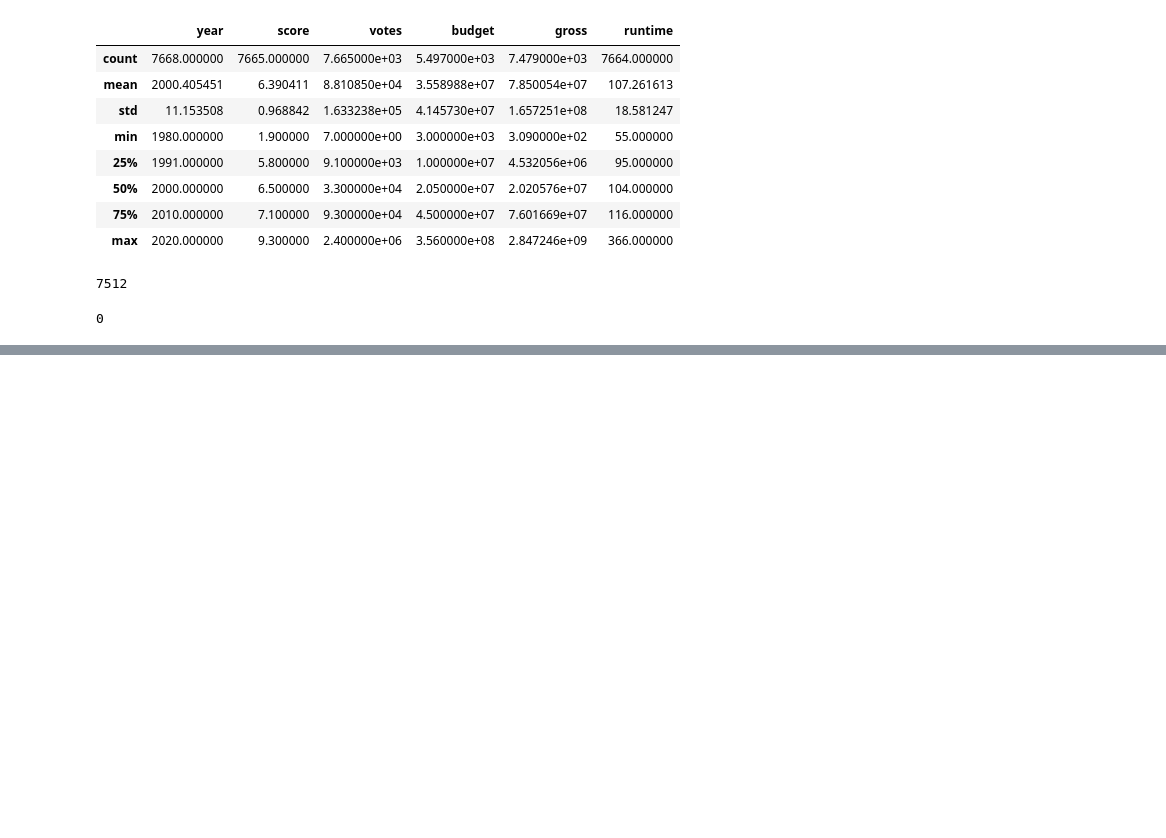
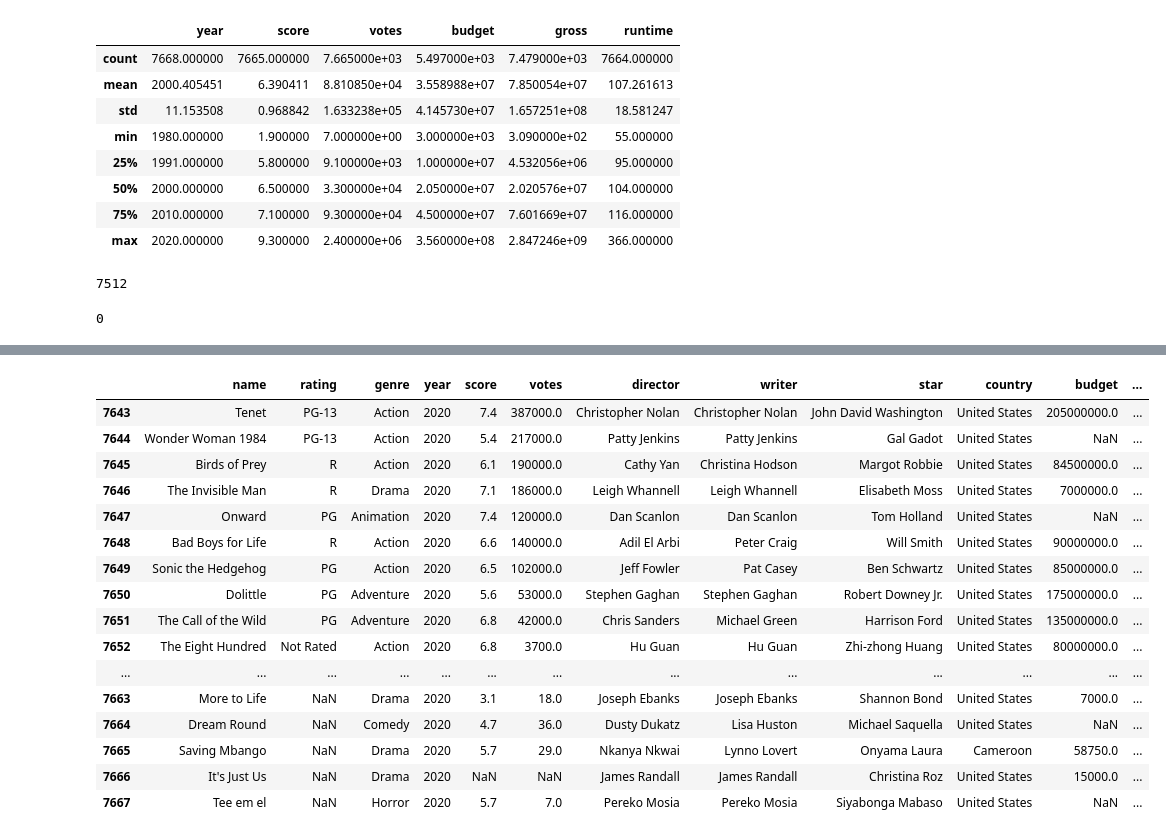
Before and after one commit to yousufellithy/midtermproject, a Jupyter notebook: moviesproject.ipynb, the cells around one changed output, grey strips where cells are left out. Saved outputs shown, nothing was run; the diff lists cells and outputs as text; code cells hidden in the pictures; blank space fills up the shorter version.

```diff
--- a/moviesproject.ipynb
+++ b/moviesproject.ipynb
@@ -97,0 +117,12 @@ df.head()
+# %%
+def decades(row):
+    if (row['year'] >= 1980) & (row['year'] < 1990):
+        return '80s'
+    elif (row['year'] >= 1990) & (row['year'] < 2000):
+        return '90s'
+    elif (row['year'] >= 2000) & (row['year'] < 2010):
+        return '0s'
+    else:
+        return '10s'
+# %%
+df['decade'] = df.apply(decades, axis=1)
@@ -97,0 +138,22 @@ df.head()
+# %%
+dropped_rows = df[df['year'] == 2020].index
+# %%
+dropped_rows
+# %% [output]
+|  | name | rating | genre | year | score | votes | director | writer | star | country | budget | ... |
+| 7643 | Tenet | PG-13 | Action | 2020 | 7.4 | 387000.0 | Christopher Nolan | Christopher Nolan | John David Washington | United States | 205000000.0 | ... |
+| 7644 | Wonder Woman 1984 | PG-13 | Action | 2020 | 5.4 | 217000.0 | Patty Jenkins | Patty Jenkins | Gal Gadot | United States | NaN | ... |
+| 7645 | Birds of Prey | R | Action | 2020 | 6.1 | 190000.0 | Cathy Yan | Christina Hodson | Margot Robbie | United States | 84500000.0 | ... |
+| 7646 | The Invisible Man | R | Drama | 2020 | 7.1 | 186000.0 | Leigh Whannell | Leigh Whannell | Elisabeth Moss | United States | 7000000.0 | ... |
+| 7647 | Onward | PG | Animation | 2020 | 7.4 | 120000.0 | Dan Scanlon | Dan Scanlon | Tom Holland | United States | NaN | ... |
+| 7648 | Bad Boys for Life | R | Action | 2020 | 6.6 | 140000.0 | Adil El Arbi | Peter Craig | Will Smith | United States | 90000000.0 | ... |
+| 7649 | Sonic the Hedgehog | PG | Action | 2020 | 6.5 | 102000.0 | Jeff Fowler | Pat Casey | Ben Schwartz | United States | 85000000.0 | ... |
+| 7650 | Dolittle | PG | Adventure | 2020 | 5.6 | 53000.0 | Stephen Gaghan | Stephen Gaghan | Robert Downey Jr. | United States | 175000000.0 | ... |
+| 7651 | The Call of the Wild | PG | Adventure | 2020 | 6.8 | 42000.0 | Chris Sanders | Michael Green | Harrison Ford | United States | 135000000.0 | ... |
+| 7652 | The Eight Hundred | Not Rated | Action | 2020 | 6.8 | 3700.0 | Hu Guan | Hu Guan | Zhi-zhong Huang | United States | 80000000.0 | ... |
+| ... | ... | ... | ... | ... | ... | ... | ... | ... | ... | ... | ... | ... |
+| 7663 | More to Life | NaN | Drama | 2020 | 3.1 | 18.0 | Joseph Ebanks | Joseph Ebanks | Shannon Bond | United States | 7000.0 | ... |
+| 7664 | Dream Round | NaN | Comedy | 2020 | 4.7 | 36.0 | Dusty Dukatz | Lisa Huston | Michael Saquella | United States | NaN | ... |
+| 7665 | Saving Mbango | NaN | Drama | 2020 | 5.7 | 29.0 | Nkanya Nkwai | Lynno Lovert | Onyama Laura | Cameroon | 58750.0 | ... |
+| 7666 | It's Just Us | NaN | Drama | 2020 | NaN | NaN | James Randall | James Randall | Christina Roz | United States | 15000.0 | ... |
+| 7667 | Tee em el | NaN | Horror | 2020 | 5.7 | 7.0 | Pereko Mosia | Pereko Mosia | Siyabonga Mabaso | United States | NaN | ... |
```
Also changed, not shown: parts of 6 cells of this notebook.
